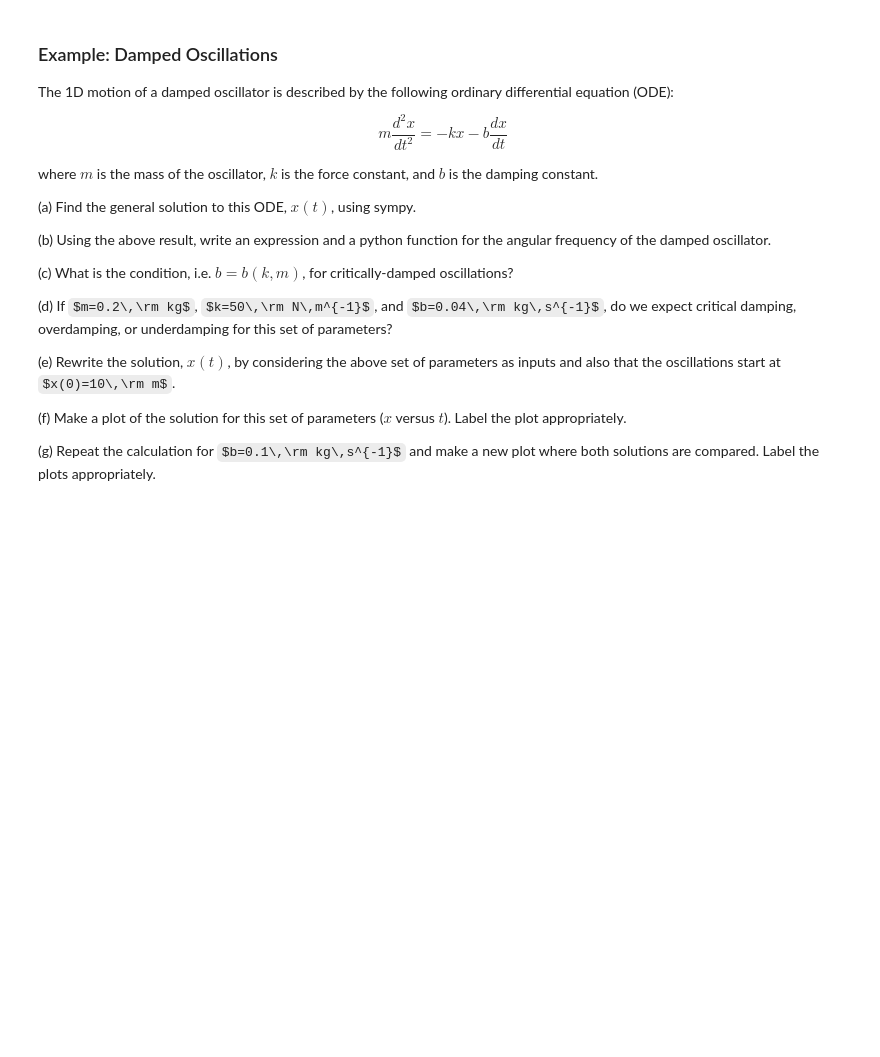
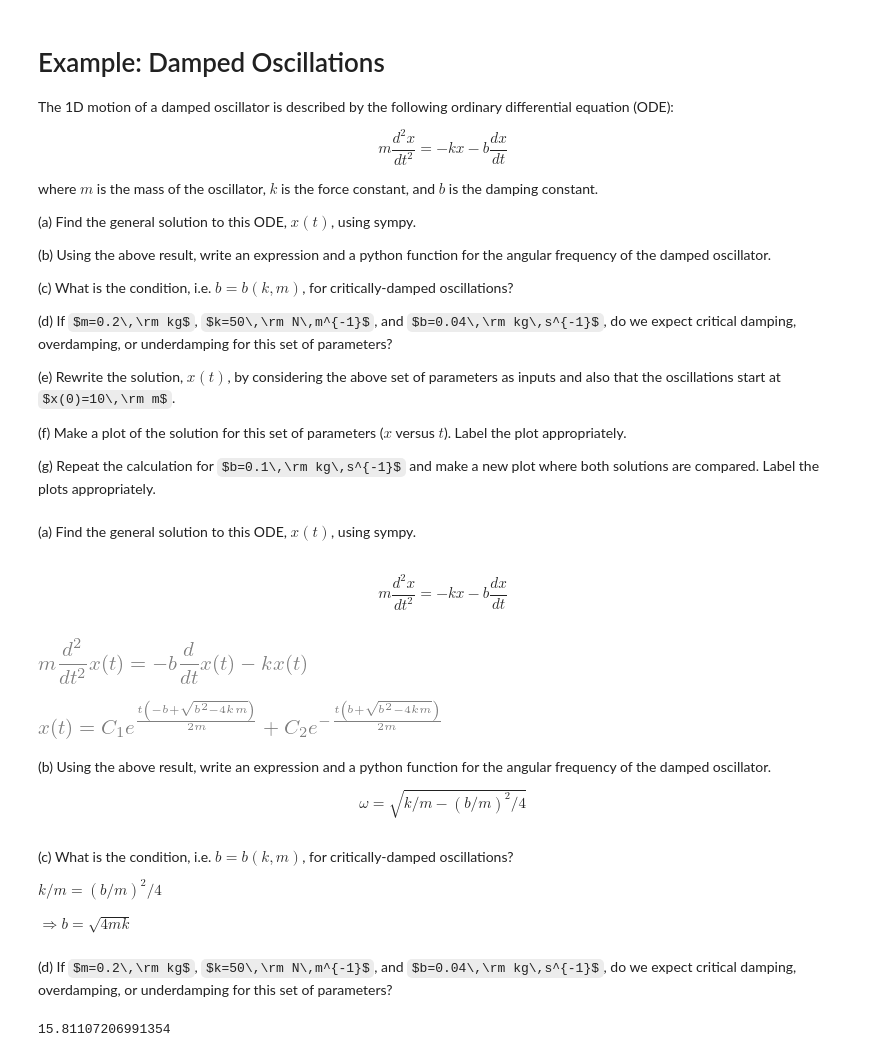
Before and after one commit to wbandabarragan/computational-physics-1, a Jupyter notebook: unit-5/506-example-ODE-sympy.ipynb, the cells around one changed output. Cells and saved outputs as stored; diff of their text form; code cells hidden in the pictures; some formulas as TeX source; blank space fills up the shorter version.

```diff
--- a/unit-5/506-example-ODE-sympy.ipynb
+++ b/unit-5/506-example-ODE-sympy.ipynb
@@ -1,5 +1,5 @@
 # %% [markdown]
-### Example: Damped Oscillations
+# Example: Damped Oscillations
 
 The 1D motion of a damped oscillator is described by the following ordinary differential equation (ODE):
 
@@ -29,0 +38,31 @@ where $m$ is the mass of the oscillator, $k$ is the force constant, and $b$ is t
+# %% [markdown]
+(a) Find the general solution to this ODE, $x(t)$, using sympy.
+# %%
+# Define symbols
+
+x = sp.symbols("x", cls = sp.Function)
+
+t, m, k, b = sp.symbols('t, m, k, b')
+# %% [markdown]
+$$m\frac{d^2x}{dt^2} = -kx - b\frac{dx}{dt}$$
+# %%
+# Write the ODE
+
+ode_damped = sp.Eq(m * x(t).diff(t,2), - k * x(t) - b * x(t).diff(t,1))
+
+display(ode_damped)
+# %% [output]
+[figure, added]
+# %%
+# Solve the ODE
+
+sln_damped = sp.dsolve(ode_damped)
+
+display(sln_damped)
+# %% [output]
+[figure, added]
+# %% [markdown]
+(b) Using the above result, write an expression and a python function for the angular frequency of the damped oscillator.
+
+
+$$\omega = \sqrt{k/m - (b/m)^2/4}$$
@@ -29,0 +71,19 @@ where $m$ is the mass of the oscillator, $k$ is the force constant, and $b$ is t
+# %% [markdown]
+(c) What is the condition, i.e. $b=b(k,m)$, for critically-damped oscillations?
+
+$k/m = (b/m)^2/4$
+
+$\Rightarrow b = \sqrt{4mk}$
+# %% [markdown]
+
+(d) If $m=0.2\,\rm kg$, $k=50\,\rm N\,m^{-1}$, and $b=0.04\,\rm kg\,s^{-1}$, do we expect critical damping, overdamping, or underdamping for this set of parameters?
+# %%
+m = 0.2
+k = 50
+b = 0.04
+
+omega = (k/m - (b/m)**2/4.)**(0.5)
+
+print(omega)
+# %% [output]
+15.81107206991354
```
Also changed, not shown: parts of 16 cells of this notebook.
